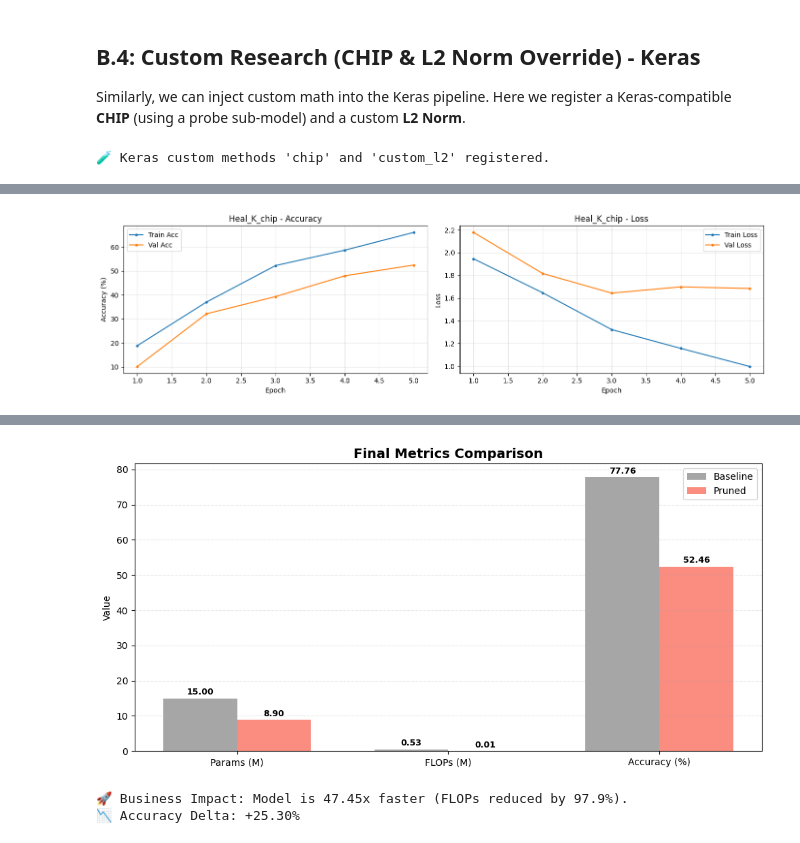
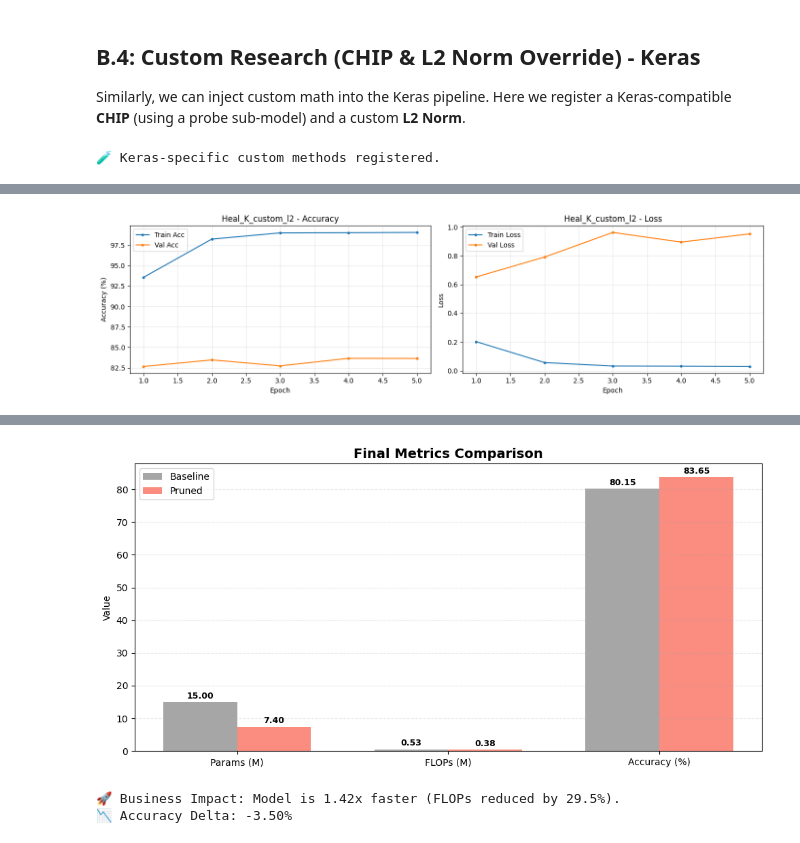
Before and after one commit to albertraviss2023/activation-based-pruning, a Jupyter notebook: experiments.ipynb, the cells around one changed output, grey strips where cells are left out. Saved outputs shown, nothing was run; the diff lists cells and outputs as text; code cells hidden in the pictures.

```diff
--- a/experiments.ipynb
+++ b/experiments.ipynb
@@ -352,7 +352,7 @@ Epoch 10/10
 # %%
 # 🔬 KERAS LOCAL: l1_norm
 method = 'l1_norm'
-s = SurgicalPruner(method=method, scope='local')
+s = ReduCNNPruner(method=method, scope='local')
 m, masks, dur = s.prune(k_model, k_train, ratio=0.3)
 
 k_adapter.train(
@@ -399,14 +400,14 @@ Epoch 5/5
 # %%
 for method in ['apoz', 'mean_abs_act']:
     print(f"\n🔬 KERAS LOCAL: {method.upper()}")
-    s = SurgicalPruner(method=method, scope='local')
+    s = ReduCNNPruner(method=method, scope='local')
     m, masks, dur = s.prune(k_model, k_train, ratio=0.3)
     k_adapter.train(m, k_train, epochs=5, name=f"Heal_K_{method}", val_loader=k_test)
     viz.plot_metrics_comparison(b_stats_k, {'FLOPs': k_adapter.get_stats(m)[0], 'Params': k_adapter.get_stats(m)[1], 'Acc': k_adapter.evaluate(m, k_test)})
 # %%
 for method in ['apoz', 'mean_abs_act', 'taylor']:
     print(f"\n🚀 KERAS GLOBAL: {method.upper()}")
-    s = SurgicalPruner(method=method, scope='global')
+    s = ReduCNNPruner(method=method, scope='global')
     m, masks, dur = s.prune(k_model, k_train, ratio=0.5)
     k_adapter.train(m, k_train, epochs=1, name=f"Heal_KG_{method}", val_loader=k_test)
     viz.plot_metrics_comparison(b_stats_k, {'FLOPs': k_adapter.get_stats(m)[0], 'Params': k_adapter.get_stats(m)[1], 'Acc': k_adapter.evaluate(m, k_test)})
@@ -414,20 +415,20 @@ for method in ['apoz', 'mean_abs_act', 'taylor']:
 ## B.4: Custom Research (CHIP & L2 Norm Override) - Keras
 Similarly, we can inject custom math into the Keras pipeline. Here we register a Keras-compatible **CHIP** (using a probe sub-model) and a custom **L2 Norm**.
 # %%
-@register_method("custom_l2")
+# --- Framework-Pure Registration: Keras ---
+@register_method("custom_l2", framework="keras")
 def custom_l2_score_keras(layer, **kwargs):
-    """Custom L2 Norm implementation for Keras."""
+    """Strictly Keras math: No framework checks needed."""
     import numpy as np
-    w = layer.get_weights()[0]
+    w = layer.get_weights()[0] # (H, W, In, Out)
     return np.sqrt(np.mean(np.square(w), axis=(0, 1, 2)) + 1e-12)
 
-@register_method("chip")
+@register_method("chip", framework="keras")
 def chip_math_keras(layer, **kwargs):
-    """CHIP implementation for Keras using Nuclear Norm for stability."""
+    """Strictly Keras math using probe sub-models and Nuclear Norm."""
     import tensorflow as tf
     import numpy as np
     model, loader = kwargs.get('model'), kwargs.get('loader')
-    if model is None or loader is None: return None
 
     probe = tf.keras.Model(inputs=model.input, outputs=layer.output)
     activations = []
@@ -441,16 +442,17 @@ def chip_math_keras(layer, **kwargs):
     if not activations: return None
     act = np.concatenate(activations, axis=0) # (B, H, W, C)
     b, h, w, c = act.shape
+    # Nuclear Norm proxy for independence
     scores = [np.linalg.norm(act[:, :, :, i].reshape(b, -1), ord='nuc') for i in range(c)]
     return np.array(scores)
 
-print("🧪 Keras custom methods 'chip' and 'custom_l2' registered.")
+print("🧪 Keras-specific custom methods registered.")
 # %% [output]
-🧪 Keras custom methods 'chip' and 'custom_l2' registered.
+🧪 Keras-specific custom methods registered.
 # %%
 # 🔬 KERAS Global: chip
-method = 'chip'
-s = SurgicalPruner(method=method, scope='global')
+method = 'custom_l2'
+s = ReduCNNPruner(method=method, scope='local')
 m, masks, dur = s.prune(k_model, k_train, ratio=0.3)
 
 k_adapter.train(
@@ -492 +495 @@ Epoch 5/5
-[figure, old version]
+[figure, new version]
@@ -494,6 +497,6 @@ Epoch 5/5
-[figure, old version]
+[figure, new version]
-🚀 Business Impact: Model is 47.45x faster (FLOPs reduced by 97.9%).
-📉 Accuracy Delta: +25.30%
+🚀 Business Impact: Model is 1.42x faster (FLOPs reduced by 29.5%).
+📉 Accuracy Delta: -3.50%
 # %%
 # 🔬 KERAS Global: chip
 method = 'custom_l2'
```
Also changed, not shown: parts of 20 cells of this notebook, 57 other files.
